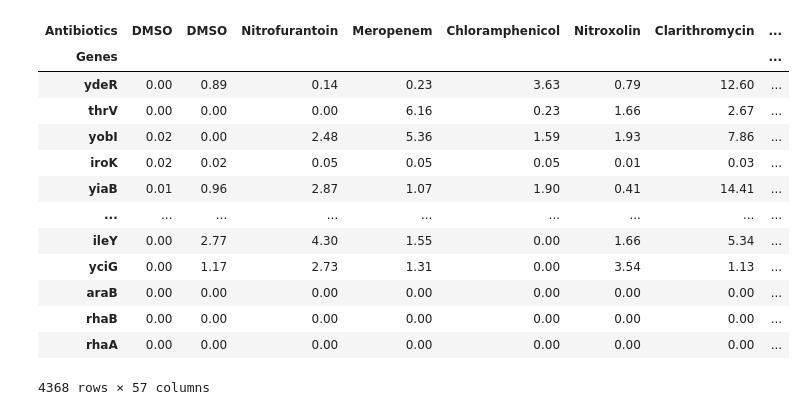
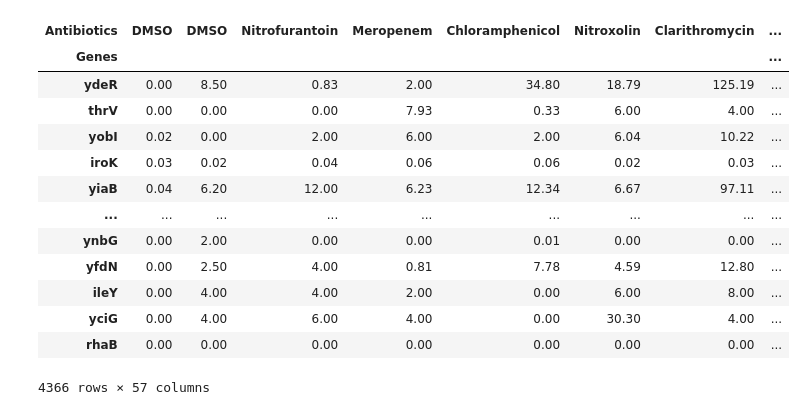
Before and after one commit to azwang10/20.440-spring-2020-project, a Jupyter notebook: code/clustermap_test.ipynb, the cells around one changed output. Saved outputs shown, nothing was run; the diff lists cells and outputs as text; code cells hidden in the pictures.

```diff
--- a/code/clustermap_test.ipynb
+++ b/code/clustermap_test.ipynb
@@ -2,14 +2,15 @@
 import pandas as pd
 import numpy as np
 
-# Takes the data in GSE110137_rpkms.gct units of reads per kilobase per million mapped reads,
+# Takes the data in GSE110137_counts.gct,
 # deletes the column 'NAME', and adds a title to each axis
-frame = pd.read_csv('../data/GSE110137_rpkms.gct', sep='\t', skiprows=2, index_col=1)
+frame = pd.read_csv('../data/GSE110137_counts.gct', sep='\t', skiprows=2, index_col=1)
 del frame['NAME']
 frame.columns.names, frame.index.names = ['Antibiotics'], ['Genes']
 
 # Genes that are unnamed are removed
 frame = frame[np.all([frame.index != '-', frame.index != 'not available'], axis=0)]
+frame = frame[(frame.T != 0).any()]
 frame
 # %% [output]
 | Antibiotics | PDD_P2_01 | PDD_P2_02 | PDD_P2_03 | PDD_P2_04 | PDD_P2_05 | PDD_P2_06 | PDD_P2_07 | PDD_P2_09 | PDD_P2_10 | ... |
@@ -29,28 +30,28 @@ frame
 # %%
 # Sample IDs under !series_sample_id in the GSE110137_series_matrix.txt file
 cols = '"PDD_P2_18"	"PDD_P2_44"	"PDD_P2_70"	"PDD_P2_20"	"PDD_P2_46"	"PDD_P2_72"	"PDD_P2_11"	"PDD_P2_37"	"PDD_P2_63"	"PDD_P2_05"	"PDD_P2_31"	"PDD_P2_57"	"PDD_P2_21"	"PDD_P2_47"	"PDD_P2_73"	"PDD_P2_07"	"PDD_P2_33"	"PDD_P2_59"	"PDD_P2_15"	"PDD_P2_41"	"PDD_P2_67"	"PDD_P2_01"	"PDD_P2_02"	"PDD_P2_27"	"PDD_P2_28"	"PDD_P2_53"	"PDD_P2_54"	"PDD_P2_09"	"PDD_P2_35"	"PDD_P2_61"	"PDD_P2_23"	"PDD_P2_49"	"PDD_P2_75"	"PDD_P2_10"	"PDD_P2_36"	"PDD_P2_62"	"PDD_P2_14"	"PDD_P2_40"	"PDD_P2_66"	"PDD_P2_04"	"PDD_P2_30"	"PDD_P2_56"	"PDD_P2_03"	"PDD_P2_29"	"PDD_P2_55"	"PDD_P2_06"	"PDD_P2_32"	"PDD_P2_58"	"PDD_P2_24"	"PDD_P2_50"	"PDD_P2_76"	"PDD_P2_12"	"PDD_P2_38"	"PDD_P2_64"	"PDD_P2_26"	"PDD_P2_52"	"PDD_P2_78"'
 cols = cols.replace('"', '').split('\t')
 
 # Compounds tested under !Sample_title from the GSE110137_series_matrix.txt file
 compounds = '"AZ-LolCDE"	"AZ-LolCDE"	"AZ-LolCDE"	"B-01"	"B-01"	"B-01"	"Ceftriaxone"	"Ceftriaxone"	"Ceftriaxone"	"Chloramphenicol"	"Chloramphenicol"	"Chloramphenicol"	"Ciprofloxacin"	"Ciprofloxacin"	"Ciprofloxacin"	"Clarithromycin"	"Clarithromycin"	"Clarithromycin"	"Colistin"	"Colistin"	"Colistin"	"DMSO"	"DMSO"	"DMSO"	"DMSO"	"DMSO"	"DMSO"	"Doxycycline"	"Doxycycline"	"Doxycycline"	"Globomycin"	"Globomycin"	"Globomycin"	"Levofloxacin"	"Levofloxacin"	"Levofloxacin"	"Mecillinam"	"Mecillinam"	"Mecillinam"	"Meropenem"	"Meropenem"	"Meropenem"	"Nitrofurantoin"	"Nitrofurantoin"	"Nitrofurantoin"	"Nitroxolin"	"Nitroxolin"	"Nitroxolin"	"Norfloxacin"	"Norfloxacin"	"Norfloxacin"	"PolymyxineB"	"PolymyxineB"	"PolymyxineB"	"Trimethoprim"	"Trimethoprim"	"Trimethoprim"'
 compounds = compounds.replace('"', '').split('\t')
 
 # Renames the titles in the original DataFrame with the compound names
 col_dict = dict(zip(cols, compounds))
-rpkm = frame.rename(columns=col_dict)
-rpkm
+counts = frame.rename(columns=col_dict)
+counts
 # %% [output]
 | Antibiotics | DMSO | DMSO | Nitrofurantoin | Meropenem | Chloramphenicol | Nitroxolin | Clarithromycin | ... |
 | Genes |  |  |  |  |  |  |  | ... |
-| ydeR | 0.00 | 0.89 | 0.14 | 0.23 | 3.63 | 0.79 | 12.60 | ... |
-| thrV | 0.00 | 0.00 | 0.00 | 6.16 | 0.23 | 1.66 | 2.67 | ... |
-| yobI | 0.02 | 0.00 | 2.48 | 5.36 | 1.59 | 1.93 | 7.86 | ... |
-| iroK | 0.02 | 0.02 | 0.05 | 0.05 | 0.05 | 0.01 | 0.03 | ... |
-| yiaB | 0.01 | 0.96 | 2.87 | 1.07 | 1.90 | 0.41 | 14.41 | ... |
+| ydeR | 0.00 | 8.50 | 0.83 | 2.00 | 34.80 | 18.79 | 125.19 | ... |
+| thrV | 0.00 | 0.00 | 0.00 | 7.93 | 0.33 | 6.00 | 4.00 | ... |
+| yobI | 0.02 | 0.00 | 2.00 | 6.00 | 2.00 | 6.04 | 10.22 | ... |
+| iroK | 0.03 | 0.02 | 0.04 | 0.06 | 0.06 | 0.02 | 0.03 | ... |
+| yiaB | 0.04 | 6.20 | 12.00 | 6.23 | 12.34 | 6.67 | 97.11 | ... |
 | ... | ... | ... | ... | ... | ... | ... | ... | ... |
-| ileY | 0.00 | 2.77 | 4.30 | 1.55 | 0.00 | 1.66 | 5.34 | ... |
-| yciG | 0.00 | 1.17 | 2.73 | 1.31 | 0.00 | 3.54 | 1.13 | ... |
-| araB | 0.00 | 0.00 | 0.00 | 0.00 | 0.00 | 0.00 | 0.00 | ... |
+| ynbG | 0.00 | 2.00 | 0.00 | 0.00 | 0.01 | 0.00 | 0.00 | ... |
+| yfdN | 0.00 | 2.50 | 4.00 | 0.81 | 7.78 | 4.59 | 12.80 | ... |
+| ileY | 0.00 | 4.00 | 4.00 | 2.00 | 0.00 | 6.00 | 8.00 | ... |
+| yciG | 0.00 | 4.00 | 6.00 | 4.00 | 0.00 | 30.30 | 4.00 | ... |
 | rhaB | 0.00 | 0.00 | 0.00 | 0.00 | 0.00 | 0.00 | 0.00 | ... |
-| rhaA | 0.00 | 0.00 | 0.00 | 0.00 | 0.00 | 0.00 | 0.00 | ... |
-4368 rows × 57 columns
+4366 rows × 57 columns
```
Also changed, not shown: parts of 9 cells of this notebook, 3 other files.
